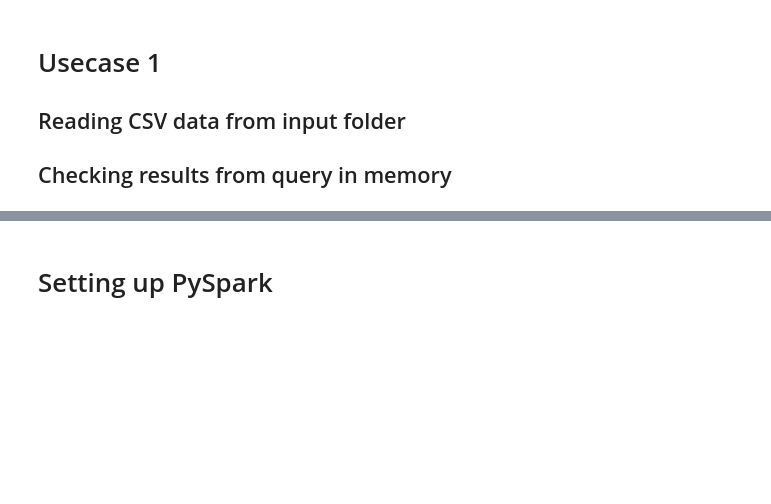
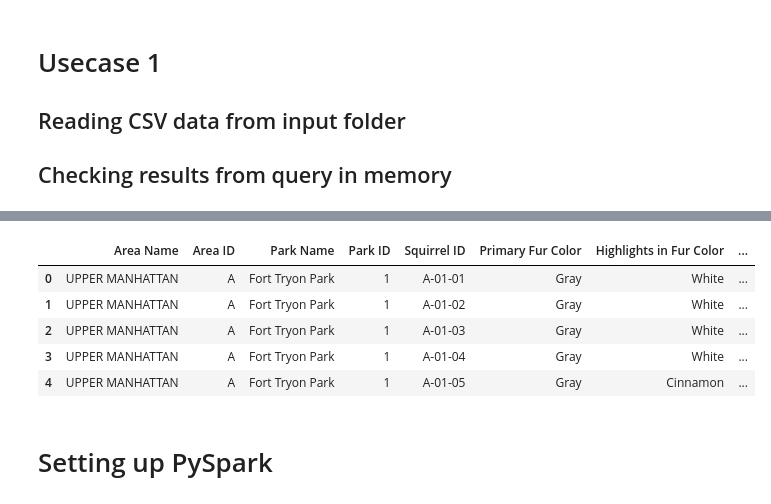
Before and after one commit to vaniamv/dataprocessing, a Jupyter notebook: spark_streaming/example1.ipynb, the cells around one changed output, grey strips where cells are left out. Cells and saved outputs as stored; diff of their text form; code cells hidden in the pictures; blank space fills up the shorter version.

```diff
--- a/spark_streaming/example1.ipynb
+++ b/spark_streaming/example1.ipynb
@@ -36,3 +7,14 @@ Resolving deltas: 100% (10/10), done.
+# %%
+import pandas as pd
+df = pd.read_csv("https://raw.githubusercontent.com/lucprosa/dataeng-basic-course/main/data/squirrel-data/squirrel-data.csv", sep = ",", on_bad_lines='skip')
+df.head()
+# %% [output]
+|  | Area Name | Area ID | Park Name | Park ID | Squirrel ID | Primary Fur Color | Highlights in Fur Color | ... |
+| 0 | UPPER MANHATTAN | A | Fort Tryon Park | 1 | A-01-01 | Gray | White | ... |
+| 1 | UPPER MANHATTAN | A | Fort Tryon Park | 1 | A-01-02 | Gray | White | ... |
+| 2 | UPPER MANHATTAN | A | Fort Tryon Park | 1 | A-01-03 | Gray | White | ... |
+| 3 | UPPER MANHATTAN | A | Fort Tryon Park | 1 | A-01-04 | Gray | White | ... |
+| 4 | UPPER MANHATTAN | A | Fort Tryon Park | 1 | A-01-05 | Gray | Cinnamon | ... |
 # %% [markdown]
 # Setting up PySpark
 # %%
```
Also changed, not shown: parts of 11 cells of this notebook.
